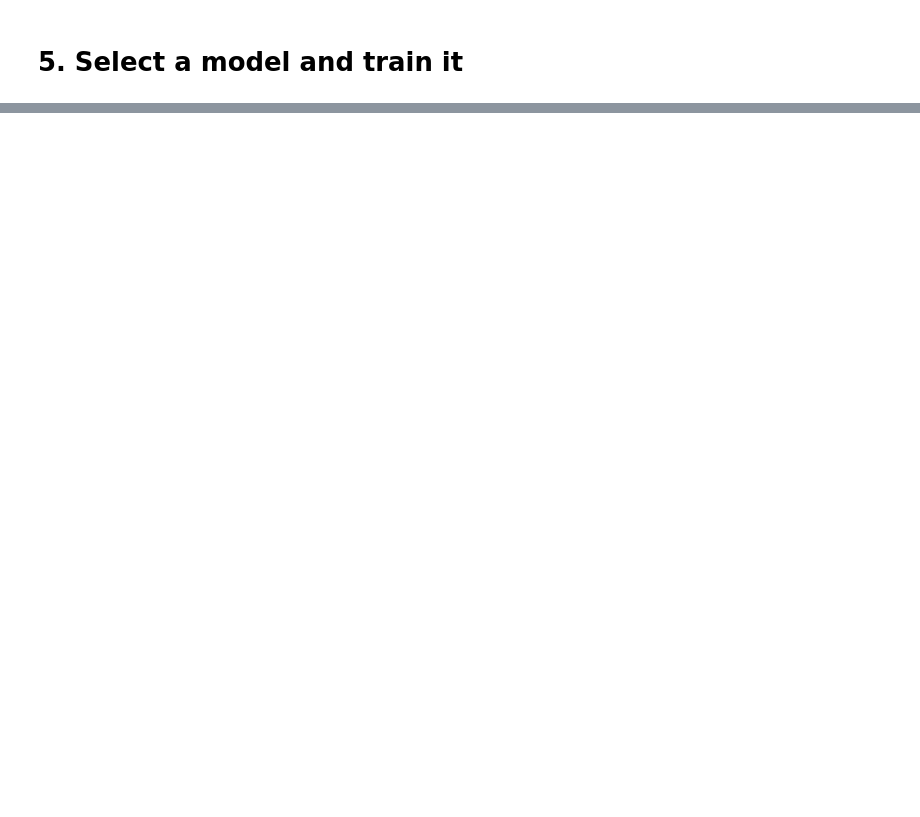
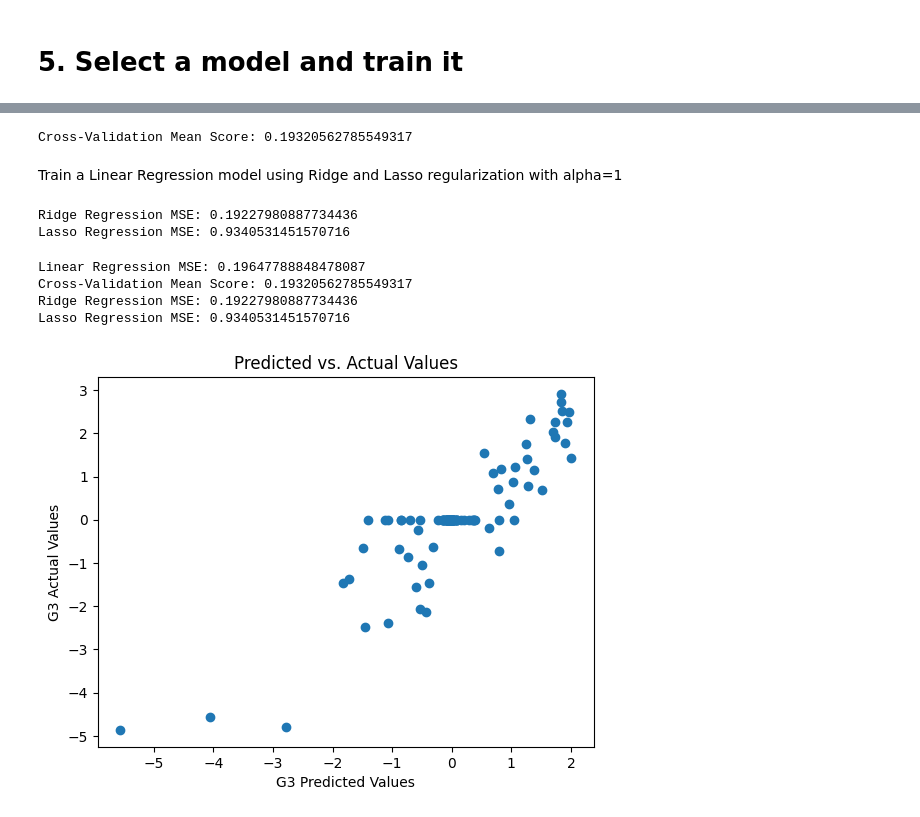
Before and after one commit to HenryCROSS/eecs3401_final_project, a Jupyter notebook: code.ipynb, the cells around one changed output, grey strips where cells are left out. Saved outputs shown, nothing was run; the diff lists cells and outputs as text; code cells hidden in the pictures; blank space fills up the shorter version.

Commit message:
WIP: add pipeline and training

```diff
--- a/code.ipynb
+++ b/code.ipynb
@@ -331,0 +339,13 @@ data.describe()
+# %%
+num_cols = data.select_dtypes(include='number').columns.to_list()
+# only contains the date
+# cat_cols = data.select_dtypes(exclude='number').columns.to_list()
+
+#create pipelines for numeric columns
+num_pipeline = make_pipeline(SimpleImputer(strategy='mean'), StandardScaler())
+# cat_pipeline = make_pipeline(SimpleImputer(strategy='most_frequent'), OneHotEncoder())
+
+preprocessing = ColumnTransformer([('num', num_pipeline, num_cols)],
+                                    remainder='passthrough')
+
+preprocessing
@@ -331,0 +371,6 @@ data.describe()
+# %%
+data_prepared = preprocessing.fit_transform(data)
+
+feature_names=preprocessing.get_feature_names_out()
+data_prepared = pd.DataFrame(data=data_prepared, columns=feature_names)
+data_prepared.shape
@@ -332,2 +379,12 @@ data.describe()
 # %% [markdown]
 # 5. Select a model and train it
+# %%
+from sklearn.model_selection import train_test_split
+
+features = ["num__TROtherTransit(A)", "num__TRFixedRouteBus(A)", "num__TRUrbanRail(A)"]
+
+X = data_prepared.drop(features, axis=1)
+y = data_prepared["num__TROtherTransit(A)"]
+
+X_train, X_test, y_train, y_test = train_test_split(X, y, test_size=0.2, random_state=42)
+print(X_train.shape, y_train.shape, X_test.shape, y_test.shape)
@@ -333,0 +395,6 @@ data.describe()
+# %%
+from sklearn.linear_model import LinearRegression
+
+lr_model = LinearRegression()
+
+lr_model.fit(X_train,y_train)
@@ -333,0 +421,8 @@ data.describe()
+# %%
+mean_score = -scores.mean()  # Take the negative value to get the mean squared error
+
+print(f'Cross-Validation Mean Score: {mean_score}')
+# %% [output]
+Cross-Validation Mean Score: 0.19320562785549317
+# %% [markdown]
+Train a Linear Regression model using Ridge and Lasso regularization with alpha=1
@@ -333,0 +438,33 @@ data.describe()
+# %%
+Ridge_y_predict = ridge_model.predict(X_test)
+Lasso_y_predict = lasso_model.predict(X_test)
+ridge_mse = mse(y_test, Ridge_y_predict)
+lasso_mse=mse(y_test, Lasso_y_predict)
+
+print(f'Ridge Regression MSE: {ridge_mse}')
+print(f'Lasso Regression MSE: {lasso_mse}')
+# %% [output]
+Ridge Regression MSE: 0.19227980887734436
+Lasso Regression MSE: 0.9340531451570716
+# %%
+print(f'Linear Regression MSE: {lr_mse}')
+print(f'Cross-Validation Mean Score: {mean_score}')
+print(f'Ridge Regression MSE: {ridge_mse}')
+print(f'Lasso Regression MSE: {lasso_mse}')
+# %% [output]
+Linear Regression MSE: 0.19647788848478087
+Cross-Validation Mean Score: 0.19320562785549317
+Ridge Regression MSE: 0.19227980887734436
+Lasso Regression MSE: 0.9340531451570716
+# %%
+import matplotlib.pyplot as plt
+
+# Assuming 'lr_model' is your best performing trained linear regression model
+lr_y_predict = lr_model.predict(X_test)  # X is your feature data
+plt.scatter(lr_y_predict, y_test)  # y is your actual target values
+plt.xlabel("G3 Predicted Values")
+plt.ylabel("G3 Actual Values")
+plt.title("Predicted vs. Actual Values")
+plt.show()
+# %% [output]
+[figure, added]
```
Also changed, not shown: parts of 15 cells of this notebook.
